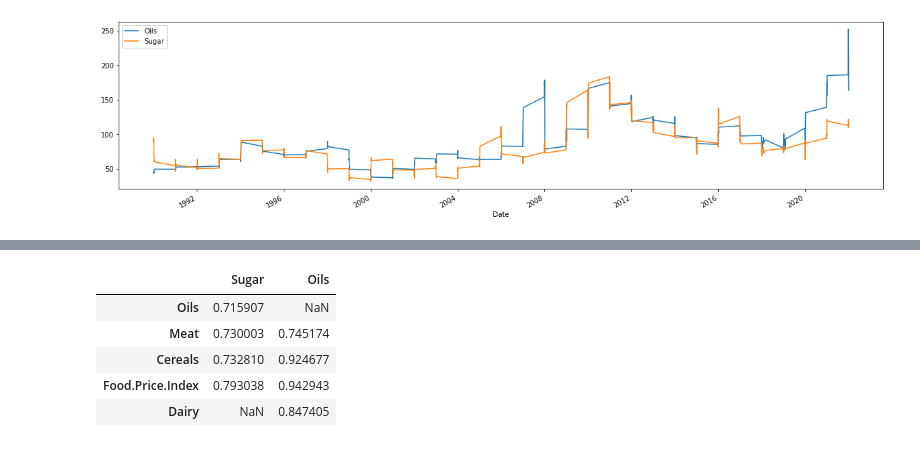
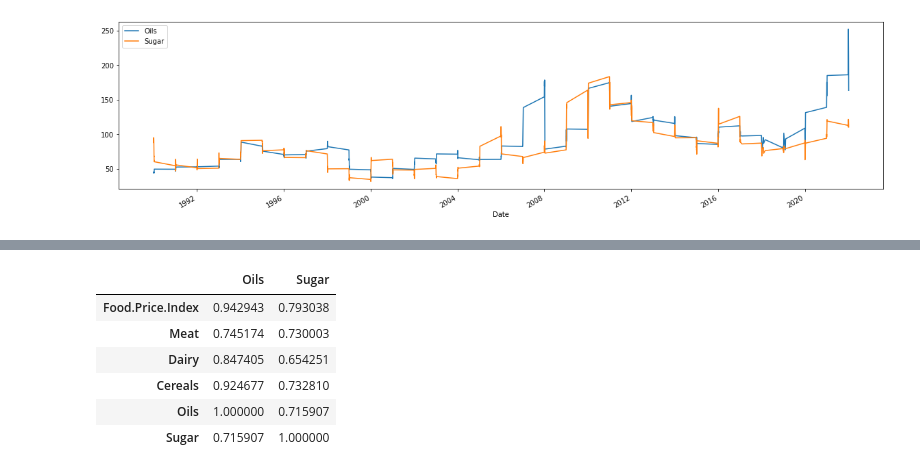
Before and after one commit to mateuszreliga/Global_food_prices, a Jupyter notebook: GFP.ipynb, the cells around one changed output, grey strips where cells are left out. Cells and saved outputs as stored; diff of their text form; code cells hidden in the pictures.

```diff
--- a/GFP.ipynb
+++ b/GFP.ipynb
@@ -123,11 +101,10 @@ plt.xticks(rotation=90);
-# %%
-table1 = pd.DataFrame(df_corr["Sugar"].sort_values().iloc[1:-1])
-table2 = pd.DataFrame(df_corr["Oils"].sort_values().iloc[1:-1])
-table3 = pd.concat([table1, table2], axis=1)
-# %% [output]
-|  | Sugar | Oils |
-| Oils | 0.715907 | NaN |
-| Meat | 0.730003 | 0.745174 |
-| Cereals | 0.732810 | 0.924677 |
-| Food.Price.Index | 0.793038 | 0.942943 |
-| Dairy | NaN | 0.847405 |
+# %%
+df_corr[["Oils", "Sugar"]]
+# %% [output]
+|  | Oils | Sugar |
+| Food.Price.Index | 0.942943 | 0.793038 |
+| Meat | 0.745174 | 0.730003 |
+| Dairy | 0.847405 | 0.654251 |
+| Cereals | 0.924677 | 0.732810 |
+| Oils | 1.000000 | 0.715907 |
+| Sugar | 0.715907 | 1.000000 |
```
Also changed, not shown: parts of 7 cells of this notebook.
